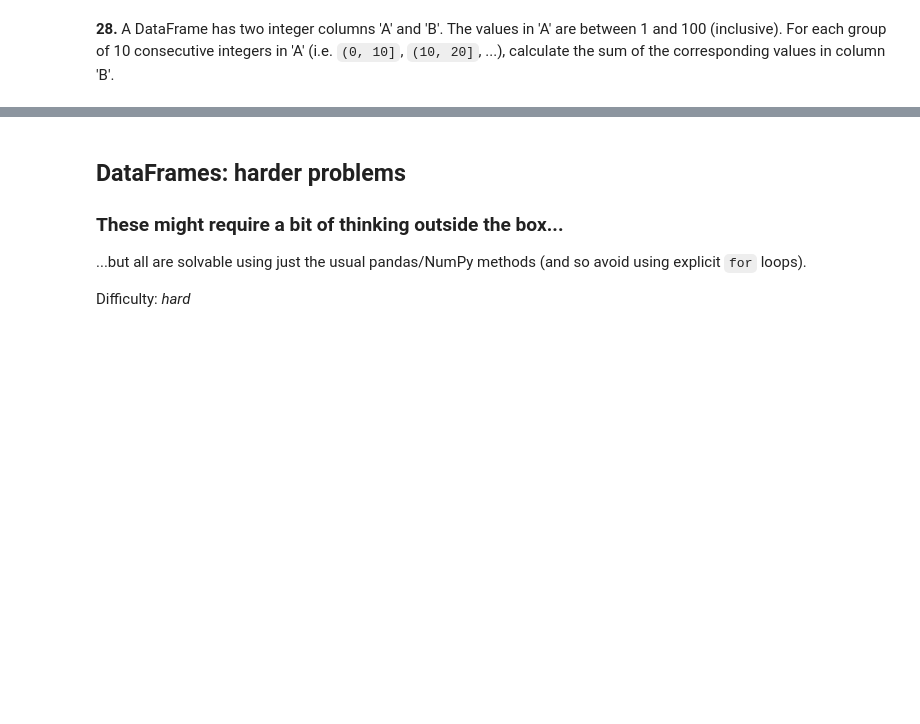
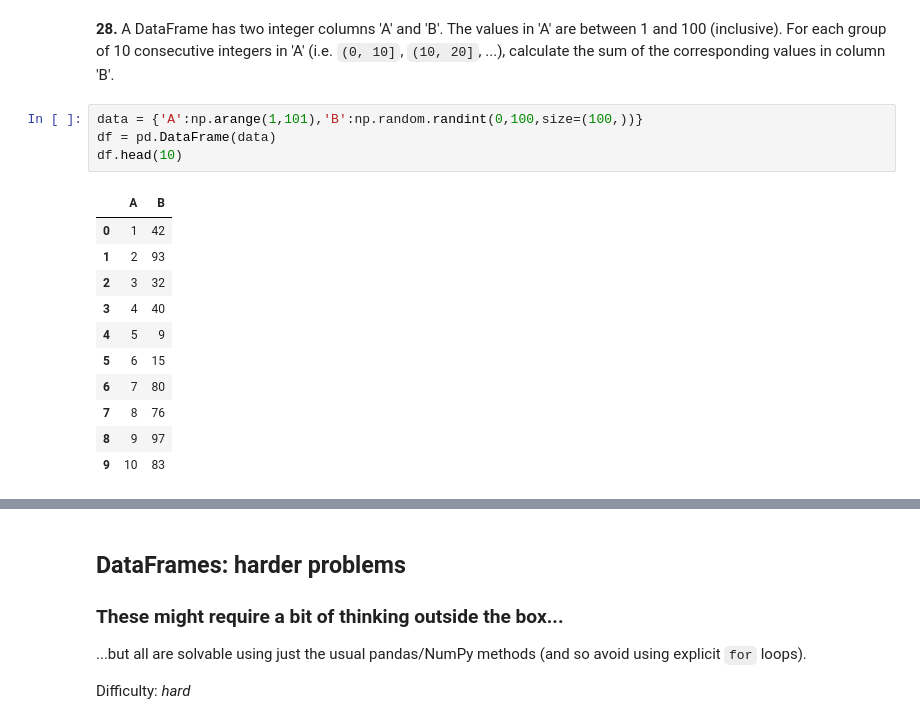
Before and after one commit to anhquan0412/pandas_practice, a Jupyter notebook: 100-pandas-puzzles.ipynb, the cells around one changed output, grey strips where cells are left out. Drawn from its saved outputs; the diff is of its cells as text; blank space fills up the shorter version.

```diff
--- a/100-pandas-puzzles.ipynb
+++ b/100-pandas-puzzles.ipynb
@@ -614,2 +682,18 @@ df = pd.DataFrame({'grps': list('aaabbcaabcccbbc'),
 # %% [markdown]
 **28.** A DataFrame has two integer columns 'A' and 'B'. The values in 'A' are between 1 and 100 (inclusive). For each group of 10 consecutive integers in 'A' (i.e. `(0, 10]`, `(10, 20]`, ...), calculate the sum of the corresponding values in column 'B'.
+# %%
+data = {'A':np.arange(1,101),'B':np.random.randint(0,100,size=(100,))}
+df = pd.DataFrame(data)
+df.head(10)
+# %% [output]
+|  | A | B |
+| 0 | 1 | 42 |
+| 1 | 2 | 93 |
+| 2 | 3 | 32 |
+| 3 | 4 | 40 |
+| 4 | 5 | 9 |
+| 5 | 6 | 15 |
+| 6 | 7 | 80 |
+| 7 | 8 | 76 |
+| 8 | 9 | 97 |
+| 9 | 10 | 83 |
```
Also changed, not shown: parts of 8 cells of this notebook.
